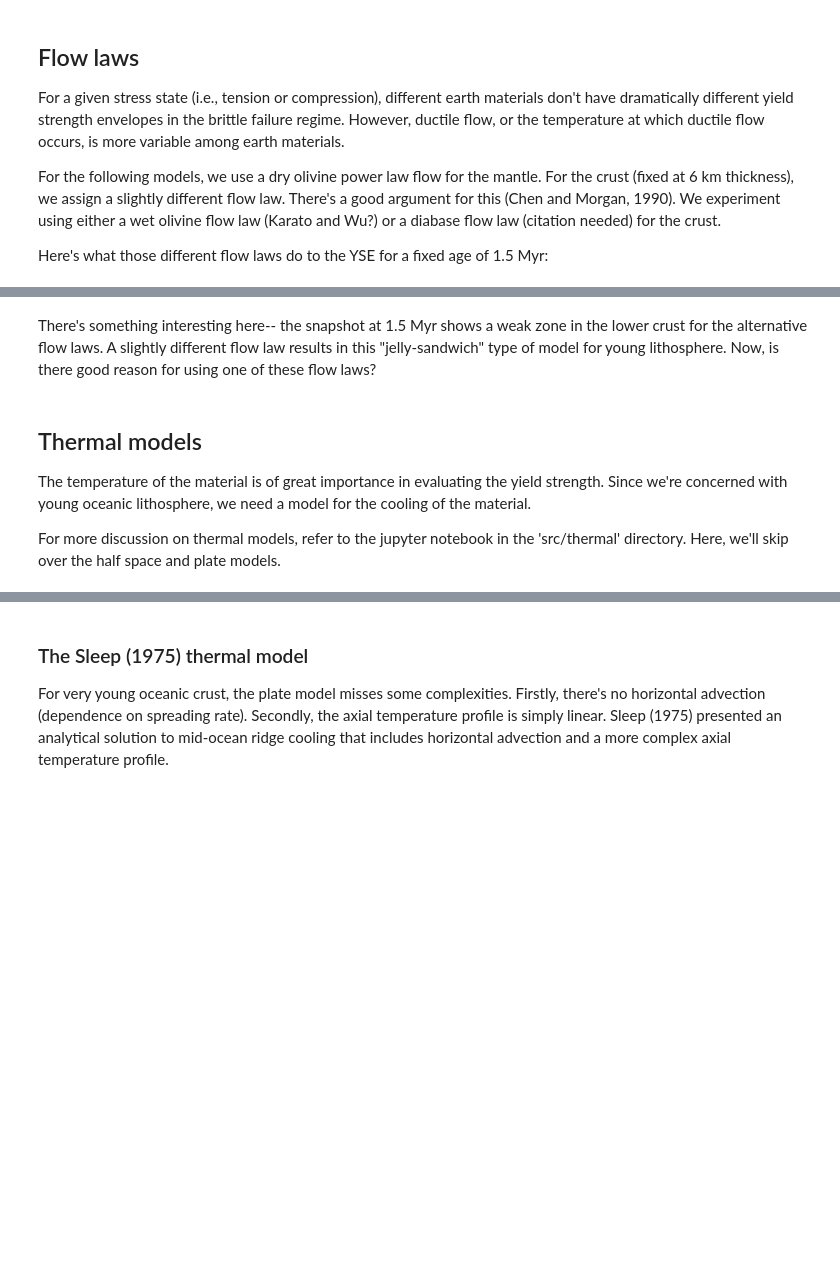
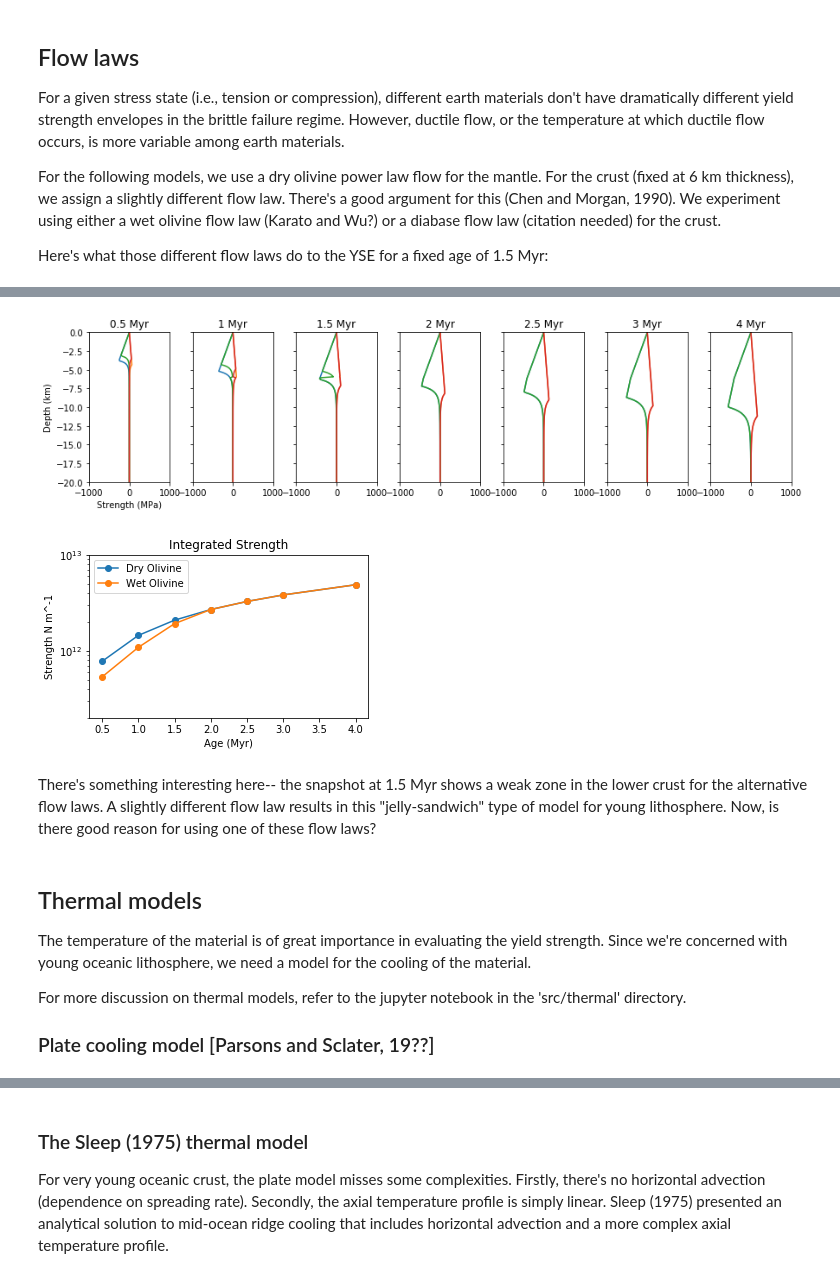
Before and after one commit to hughaharper/yield-strength-envelope, a Jupyter notebook: src/ocean_litho_yse/Ocean-litho-YSE.ipynb, the cells around one changed output, grey strips where cells are left out. Saved outputs shown, nothing was run; the diff lists cells and outputs as text; code cells hidden in the pictures; blank space fills up the shorter version.

Commit message:
Added some model comparisons and markdown in notebook

```diff
--- a/src/ocean_litho_yse/Ocean-litho-YSE.ipynb
+++ b/src/ocean_litho_yse/Ocean-litho-YSE.ipynb
@@ -90,7 +88,69 @@ ocean_litho_yse 1.5 flow 2
+# %%
+# list of ages to drive the loop
+ages = [0.5, 1, 1.5, 2, 2.5, 3, 4]
+n = len(ages)
+
+i = 0
+# prepare plotting axes
+fig_ystr, axes = plt.subplots(nrows=1,ncols=n,sharey='all',sharex='all',figsize=(12.0, 3.0))
+fig_ystr.tight_layout()
+
+# initialize integrated strength array
+strength_dry = np.zeros((n,1))
+strength_wet = np.zeros((n,1))
+
+# define flags for YSE model
+dry_flags = {
+    'tesw': 0,
+    'flow': 0
+}
+wet_flags = {
+    'tesw': 0,
+    'flow': 1
+}
+
+for age in ages:
+    compute_yse(age,dry_flags)
+    z,temp_dry,pressure,ystr_tension_dry,ystr_compress_dry = read_yse_data('out.temp')
+
+    compute_yse(age,wet_flags)
+    z,temp_wet,pressure,ystr_tension_wet,ystr_compress_wet = read_yse_data('out.temp')
+    #--------------------------------------
+    # plot yse
+    plot_YSE(axes[i],ystr_compress_dry,ystr_tension_dry,z)
+    plot_YSE(axes[i],ystr_compress_wet,ystr_tension_wet,z)
+
+    axes[i].set_title(str(age) + " Myr")
+
+    if i == 0:
+        axes[i].set_xlabel('Strength (MPa)')
+        axes[i].set_ylabel('Depth (km)')
+
+    # integrated strength
+    strength_dry[i] = np.trapz((ystr_tension_dry - ystr_compress_dry)*1e6,-1*z*1e3);
+    strength_wet[i] = np.trapz((ystr_tension_wet - ystr_compress_wet)*1e6,-1*z*1e3);
+
+    i+=1
+
+fig_str, ax_str = plt.subplots(figsize=(5.0, 3.0))
+ax_str.semilogy(ages,strength_dry,'o-',label='Dry Olivine')
+ax_str.semilogy(ages,strength_wet,'o-',label='Wet Olivine')
+
+ax_str.legend()
+ax_str.set_ylim(0.2e12, 1e13);
+ax_str.set_xlabel('Age (Myr)');
+ax_str.set_ylabel('Strength N m^-1');
+ax_str.set_title('Integrated Strength')
+plt.show()
+# %% [output]
+[figure, added]
+[figure, added]
 # %% [markdown]
 There's something interesting here-- the snapshot at 1.5 Myr shows a weak zone in the lower crust for the alternative flow laws. A slightly different flow law results in this "jelly-sandwich" type of model for young lithosphere. Now, is there good reason for using one of these flow laws?
 # %% [markdown]
 ## Thermal models
 The temperature of the material is of great importance in evaluating the yield strength. Since we're concerned with young oceanic lithosphere, we need a model for the cooling of the material.
 
-For more discussion on thermal models, refer to the jupyter notebook in the 'src/thermal' directory. Here, we'll skip over the half space and plate models.
+For more discussion on thermal models, refer to the jupyter notebook in the 'src/thermal' directory.
+
+### Plate cooling model [Parsons and Sclater, 19??]
```
Also changed, not shown: parts of 12 cells of this notebook, 1 other file.
